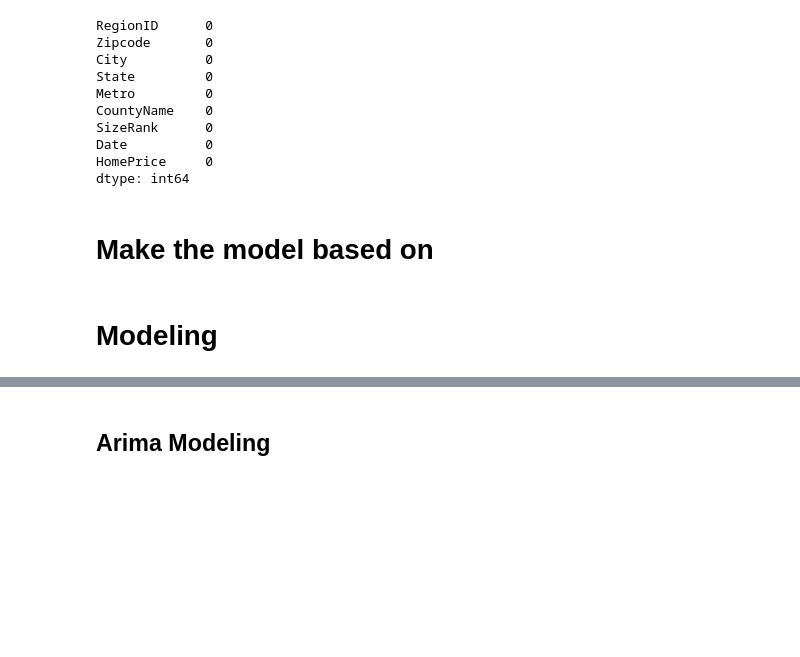
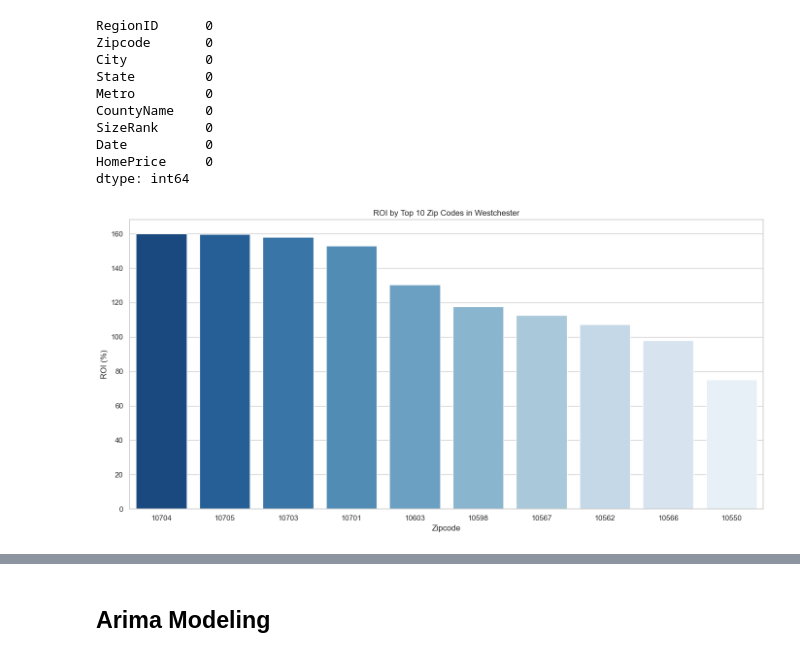
Before and after one commit to hannahdallas/zillow_time_series_model, a Jupyter notebook: notebook.ipynb, the cells around one changed output, grey strips where cells are left out. Saved outputs shown, nothing was run; the diff lists cells and outputs as text; code cells hidden in the pictures; blank space fills up the shorter version.

Commit message:
Created initial ARIMA model

```diff
--- a/notebook.ipynb
+++ b/notebook.ipynb
@@ -303,34 +303,36 @@ HomePrice     0
 dtype: int64
 # %%
 # Calculate ROI by zipcode
-roi_df = nyc_df_melted.groupby('Zipcode').agg(
+roi_df = melted_df.groupby('Zipcode').agg(
     StartPrice=('HomePrice', 'first'),
     EndPrice=('HomePrice', 'last')
 ).reset_index()
 roi_df['ROI'] = ((roi_df['EndPrice'] - roi_df['StartPrice']) / roi_df['StartPrice']) * 100
 
 # Merge ROI data back to the original dataframe
-nyc_df_melted = nyc_df_melted.merge(roi_df[['Zipcode', 'ROI']], on='Zipcode', how='left')
+melted_df = melted_df.merge(roi_df[['Zipcode', 'ROI']], on='Zipcode', how='left')
 
 # Get top 10 zip codes by size rank
-top_10_zipcodes = nyc_df_melted['Zipcode'].unique()[:10]
+top_10_zipcodes = melted_df['Zipcode'].unique()[:10]
 
 # Set plot size and style
 plt.figure(figsize=(14, 7))
 sns.set(style='whitegrid')
 
 # Prepare data for bar chart
 roi_top_10 = roi_df[roi_df['Zipcode'].isin(top_10_zipcodes)].sort_values(by='ROI', ascending=False)
 
 # Get the order of Zipcodes based on descending ROI
 zipcodes_order = roi_top_10['Zipcode']
 
 # Vertical bar chart with manually set order
 sns.barplot(x='Zipcode', y='ROI', data=roi_top_10, palette='Blues_r', order=zipcodes_order)
 
 # Add labels and title
-plt.title('ROI by Top 10 Zip Codes')
+plt.title('ROI by Top 10 Zip Codes in Westchester')
 plt.xlabel('Zipcode')
 plt.ylabel('ROI (%)')
 plt.tight_layout()
 plt.show()
+# %% [output]
+[figure, added]
@@ -364,2 +338,0 @@ plt.show()
-# %% [markdown]
-# Make the model based on
@@ -395,2 +338,0 @@ for zip_code, group in df.groupby('Zipcode'):
-# %% [markdown]
-# Modeling
```
Also changed, not shown: parts of 35 cells of this notebook.
